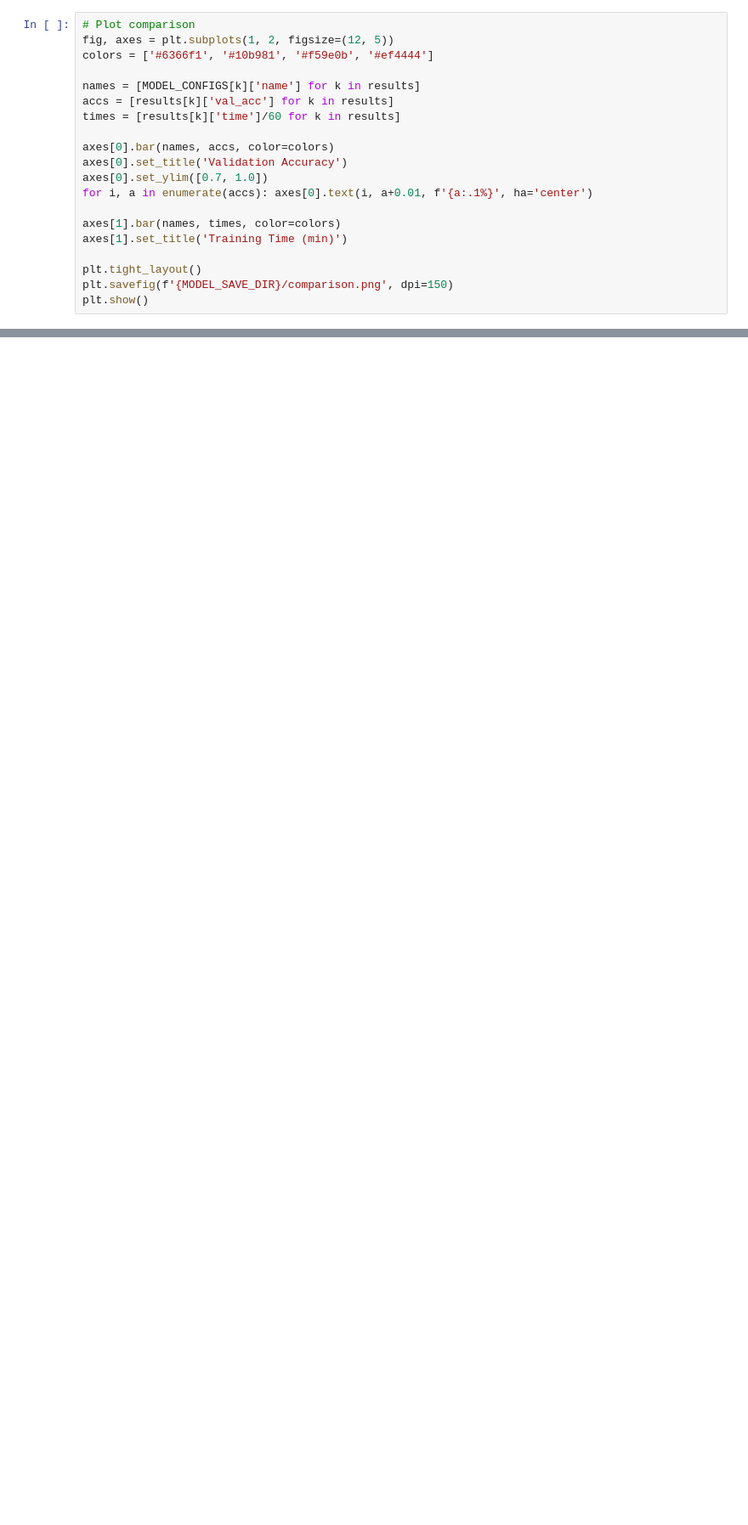
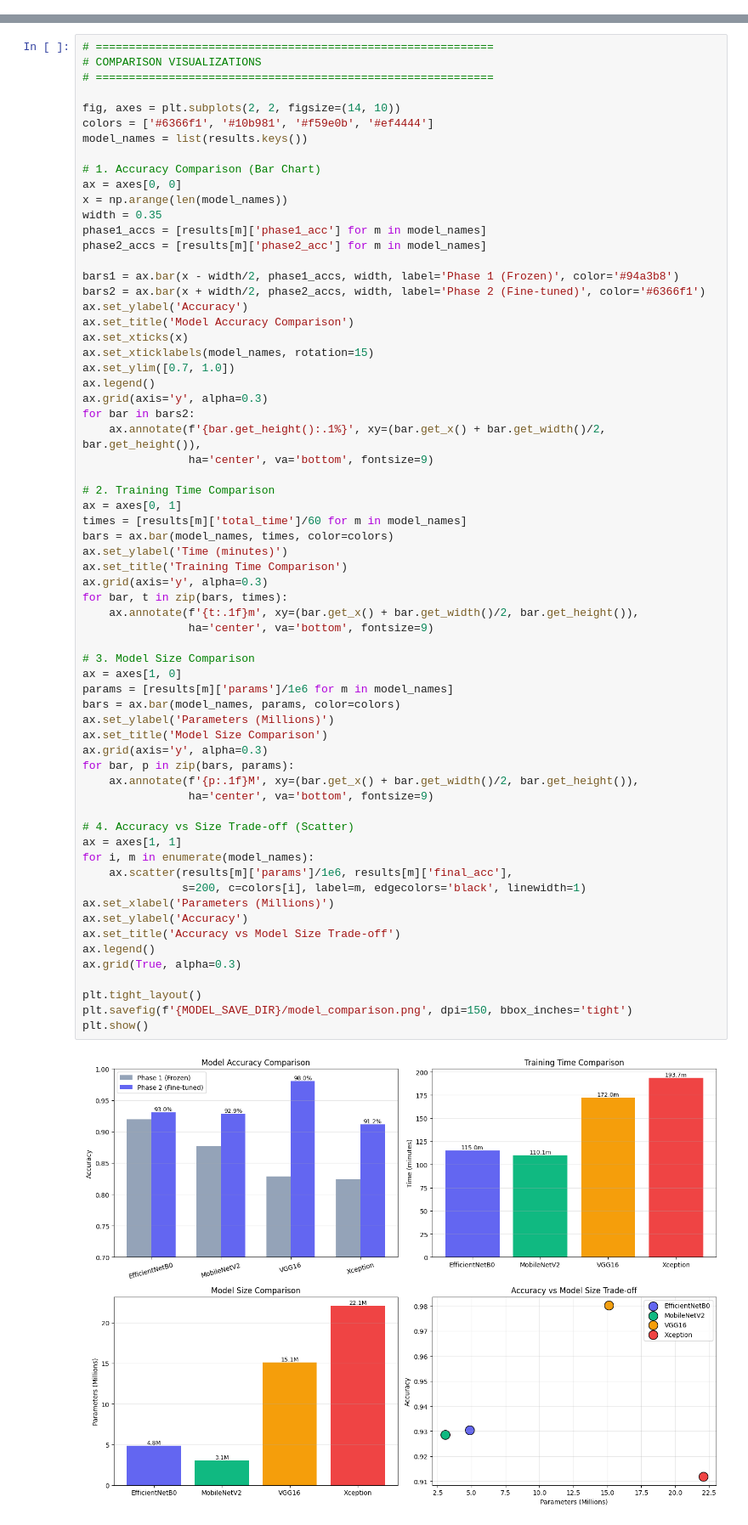
Before and after one commit to Pzalms/ASL-CODE, a Jupyter notebook: notebooks/asl_model_training.ipynb, the cells around one changed output, grey strips where cells are left out. Shown at 85% size. Cells and saved outputs as stored; diff of their text form; blank space fills up the shorter version.

```diff
--- a/notebooks/asl_model_training.ipynb
+++ b/notebooks/asl_model_training.ipynb
@@ -184,20 +379,0 @@ EfficientNetB0       89.76%       22.5  4,384,960
-# %%
-# Plot comparison
-fig, axes = plt.subplots(1, 2, figsize=(12, 5))
-colors = ['#6366f1', '#10b981', '#f59e0b', '#ef4444']
-
-names = [MODEL_CONFIGS[k]['name'] for k in results]
-accs = [results[k]['val_acc'] for k in results]
-times = [results[k]['time']/60 for k in results]
-
-axes[0].bar(names, accs, color=colors)
-axes[0].set_title('Validation Accuracy')
-axes[0].set_ylim([0.7, 1.0])
-for i, a in enumerate(accs): axes[0].text(i, a+0.01, f'{a:.1%}', ha='center')
-
-axes[1].bar(names, times, color=colors)
-axes[1].set_title('Training Time (min)')
-
-plt.tight_layout()
-plt.savefig(f'{MODEL_SAVE_DIR}/comparison.png', dpi=150)
-plt.show()
@@ -205,0 +380,67 @@ plt.show()
+# %%
+# ============================================================
+# COMPARISON VISUALIZATIONS
+# ============================================================
+
+fig, axes = plt.subplots(2, 2, figsize=(14, 10))
+colors = ['#6366f1', '#10b981', '#f59e0b', '#ef4444']
+model_names = list(results.keys())
+
+# 1. Accuracy Comparison (Bar Chart)
+ax = axes[0, 0]
+x = np.arange(len(model_names))
+width = 0.35
+phase1_accs = [results[m]['phase1_acc'] for m in model_names]
+phase2_accs = [results[m]['phase2_acc'] for m in model_names]
+
+bars1 = ax.bar(x - width/2, phase1_accs, width, label='Phase 1 (Frozen)', color='#94a3b8')
+bars2 = ax.bar(x + width/2, phase2_accs, width, label='Phase 2 (Fine-tuned)', color='#6366f1')
+ax.set_ylabel('Accuracy')
+ax.set_title('Model Accuracy Comparison')
+ax.set_xticks(x)
+ax.set_xticklabels(model_names, rotation=15)
+ax.set_ylim([0.7, 1.0])
+ax.legend()
+ax.grid(axis='y', alpha=0.3)
+for bar in bars2:
+    ax.annotate(f'{bar.get_height():.1%}', xy=(bar.get_x() + bar.get_width()/2, bar.get_height()),
+                ha='center', va='bottom', fontsize=9)
+
+# 2. Training Time Comparison
+ax = axes[0, 1]
+times = [results[m]['total_time']/60 for m in model_names]
+bars = ax.bar(model_names, times, color=colors)
+ax.set_ylabel('Time (minutes)')
+ax.set_title('Training Time Comparison')
+ax.grid(axis='y', alpha=0.3)
+for bar, t in zip(bars, times):
+    ax.annotate(f'{t:.1f}m', xy=(bar.get_x() + bar.get_width()/2, bar.get_height()),
+                ha='center', va='bottom', fontsize=9)
+
+# 3. Model Size Comparison
+ax = axes[1, 0]
+params = [results[m]['params']/1e6 for m in model_names]
+bars = ax.bar(model_names, params, color=colors)
+ax.set_ylabel('Parameters (Millions)')
+ax.set_title('Model Size Comparison')
+ax.grid(axis='y', alpha=0.3)
+for bar, p in zip(bars, params):
+    ax.annotate(f'{p:.1f}M', xy=(bar.get_x() + bar.get_width()/2, bar.get_height()),
+                ha='center', va='bottom', fontsize=9)
+
+# 4. Accuracy vs Size Trade-off (Scatter)
+ax = axes[1, 1]
+for i, m in enumerate(model_names):
+    ax.scatter(results[m]['params']/1e6, results[m]['final_acc'],
+               s=200, c=colors[i], label=m, edgecolors='black', linewidth=1)
+ax.set_xlabel('Parameters (Millions)')
+ax.set_ylabel('Accuracy')
+ax.set_title('Accuracy vs Model Size Trade-off')
+ax.legend()
+ax.grid(True, alpha=0.3)
+
+plt.tight_layout()
+plt.savefig(f'{MODEL_SAVE_DIR}/model_comparison.png', dpi=150, bbox_inches='tight')
+plt.show()
+# %% [output]
+[figure, added]
```
Also changed, not shown: parts of 28 cells of this notebook, 14 other files.
